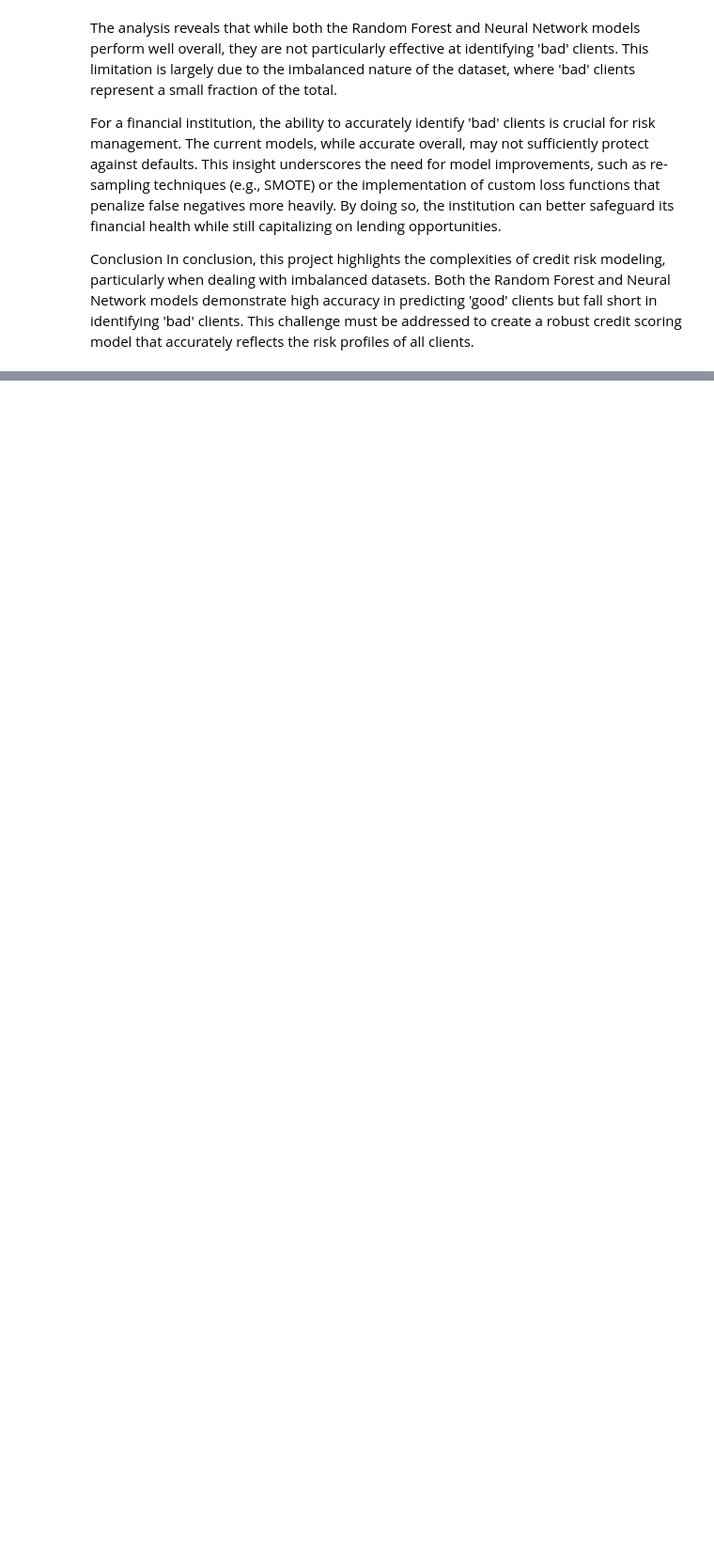
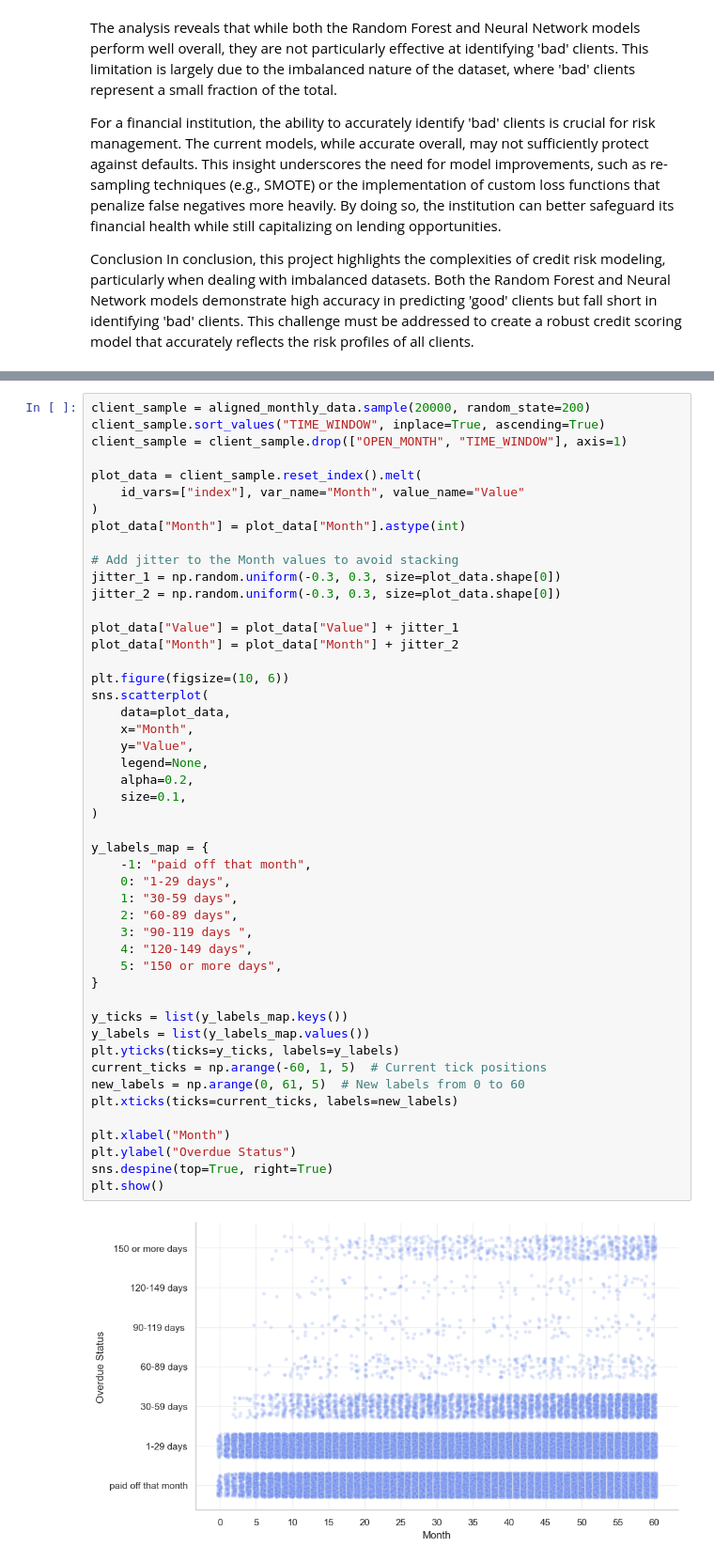
Before and after one commit to huixincai/team_project2, a Jupyter notebook: project2/Project2.ipynb, the cells around one changed output, grey strips where cells are left out. Shown at 94% size. Drawn from its saved outputs; the diff is of its cells as text; blank space fills up the shorter version.

```diff
--- a/project2/Project2.ipynb
+++ b/project2/Project2.ipynb
@@ -789,0 +769,50 @@ In conclusion, this project highlights the complexities of credit risk modeling,
+# %%
+client_sample = aligned_monthly_data.sample(20000, random_state=200)
+client_sample.sort_values("TIME_WINDOW", inplace=True, ascending=True)
+client_sample = client_sample.drop(["OPEN_MONTH", "TIME_WINDOW"], axis=1)
+
+plot_data = client_sample.reset_index().melt(
+    id_vars=["index"], var_name="Month", value_name="Value"
+)
+plot_data["Month"] = plot_data["Month"].astype(int)
+
+# Add jitter to the Month values to avoid stacking
+jitter_1 = np.random.uniform(-0.3, 0.3, size=plot_data.shape[0])
+jitter_2 = np.random.uniform(-0.3, 0.3, size=plot_data.shape[0])
+
+plot_data["Value"] = plot_data["Value"] + jitter_1
+plot_data["Month"] = plot_data["Month"] + jitter_2
+
+plt.figure(figsize=(10, 6))
+sns.scatterplot(
+    data=plot_data,
+    x="Month",
+    y="Value",
+    legend=None,
+    alpha=0.2,
+    size=0.1,
+)
+
+y_labels_map = {
+    -1: "paid off that month",
+    0: "1-29 days",
+    1: "30-59 days",
+    2: "60-89 days",
+    3: "90-119 days ",
+    4: "120-149 days",
+    5: "150 or more days",
+}
+
+y_ticks = list(y_labels_map.keys())
+y_labels = list(y_labels_map.values())
+plt.yticks(ticks=y_ticks, labels=y_labels)
+current_ticks = np.arange(-60, 1, 5)  # Current tick positions
+new_labels = np.arange(0, 61, 5)  # New labels from 0 to 60
+plt.xticks(ticks=current_ticks, labels=new_labels)
+
+plt.xlabel("Month")
+plt.ylabel("Overdue Status")
+sns.despine(top=True, right=True)
+plt.show()
+# %% [output]
+[figure, added]
```
Also changed, not shown: parts of 56 cells of this notebook.
